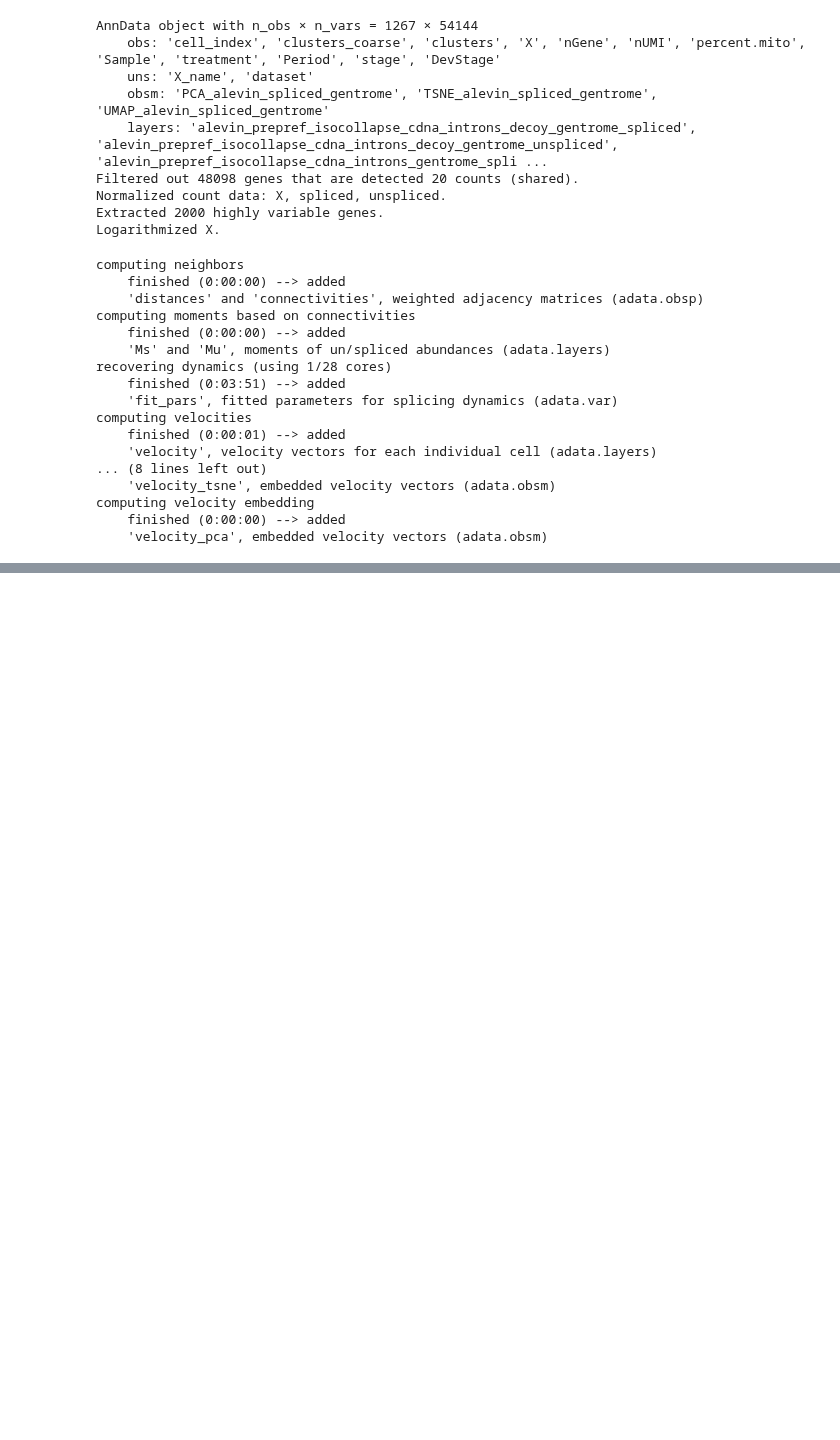
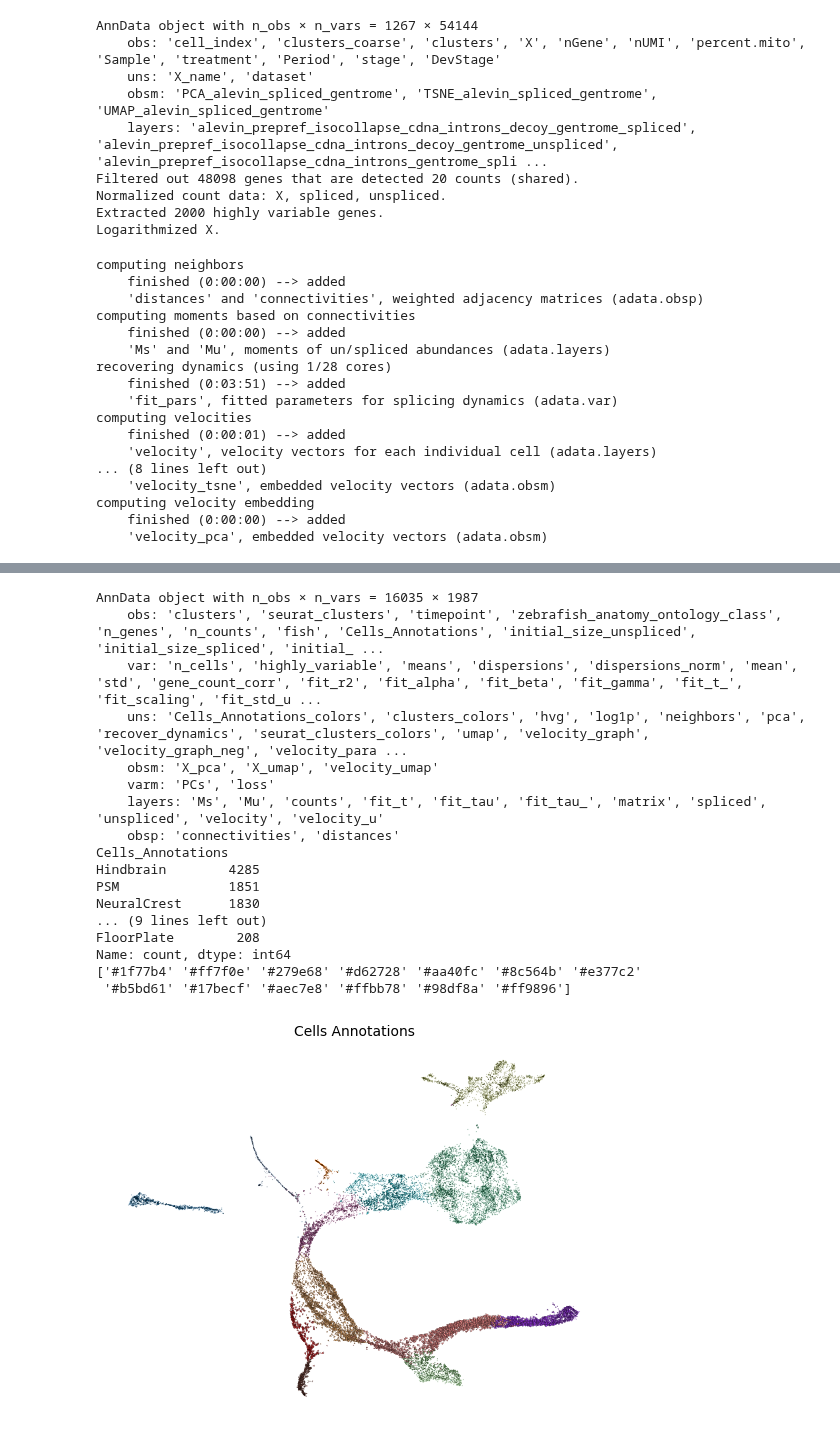
Before and after one commit to Johanna-Engeln/masterthesis_velocity, a Jupyter notebook: script/0414_dataPreparation2.ipynb, the cells around one changed output, grey strips where cells are left out. Cells and saved outputs as stored; diff of their text form; code cells hidden in the pictures; blank space fills up the shorter version.

Commit message:
Cleaned up scripts that were used to prepare the data

```diff
--- a/script/0414_dataPreparation2.ipynb
+++ b/script/0414_dataPreparation2.ipynb
@@ -482,3 +497,33 @@ computing velocity embedding
 computing velocity embedding
     finished (0:00:00) --> added
     'velocity_pca', embedded velocity vectors (adata.obsm)
+# %%
+# Dataset 20: Zebrafish NMP
+# Download: https://drive.google.com/drive/folders/1QSrSY1gOhGANtuZ2dIhxeusiPPeAxz6o
+adata = sc.read("/mnt/volume/Johanna_Velotest/data/scVelo_dynamical_Jun22.h5ad")
+print(adata)
+print(adata.obs['Cells_Annotations'].value_counts())
+print(adata.uns['Cells_Annotations_colors'])
+adata.uns['Cells_Annotations_colors'] = ['#1f77b4', '#ff7f0e', '#279e68', '#d62728', '#aa40fc', '#8c564b', '#e377c2',
+                                         '#b5bd61', '#17becf', '#aec7e8', '#ffbb78', '#98df8a', '#ff9896']
+scvelo.pl.velocity_embedding(adata, basis='umap', color='Cells_Annotations', palette='Cells_Annotations_colors')
+adata.write_h5ad("/mnt/volume/Johanna_Velotest/data/scVelo_dynamical_Jun22_precomputed.h5ad")
+# %% [output]
+AnnData object with n_obs × n_vars = 16035 × 1987
+    obs: 'clusters', 'seurat_clusters', 'timepoint', 'zebrafish_anatomy_ontology_class', 'n_genes', 'n_counts', 'fish', 'Cells_Annotations', 'initial_size_unspliced', 'initial_size_spliced', 'initial_ ...
+    var: 'n_cells', 'highly_variable', 'means', 'dispersions', 'dispersions_norm', 'mean', 'std', 'gene_count_corr', 'fit_r2', 'fit_alpha', 'fit_beta', 'fit_gamma', 'fit_t_', 'fit_scaling', 'fit_std_u ...
+    uns: 'Cells_Annotations_colors', 'clusters_colors', 'hvg', 'log1p', 'neighbors', 'pca', 'recover_dynamics', 'seurat_clusters_colors', 'umap', 'velocity_graph', 'velocity_graph_neg', 'velocity_para ...
+    obsm: 'X_pca', 'X_umap', 'velocity_umap'
+    varm: 'PCs', 'loss'
+    layers: 'Ms', 'Mu', 'counts', 'fit_t', 'fit_tau', 'fit_tau_', 'matrix', 'spliced', 'unspliced', 'velocity', 'velocity_u'
+    obsp: 'connectivities', 'distances'
+Cells_Annotations
+Hindbrain        4285
+PSM              1851
+NeuralCrest      1830
+... (9 lines left out)
+FloorPlate        208
+Name: count, dtype: int64
+['#1f77b4' '#ff7f0e' '#279e68' '#d62728' '#aa40fc' '#8c564b' '#e377c2'
+ '#b5bd61' '#17becf' '#aec7e8' '#ffbb78' '#98df8a' '#ff9896']
+[figure, added]
```
Also changed, not shown: parts of 11 cells of this notebook, 2 other files.
